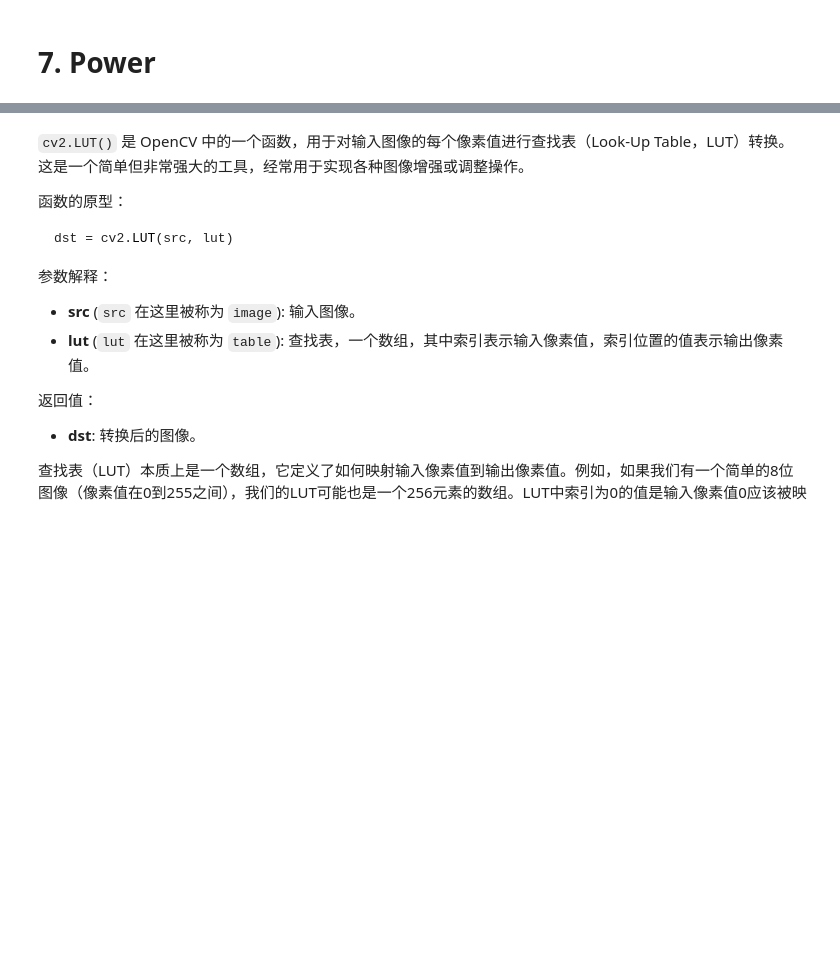
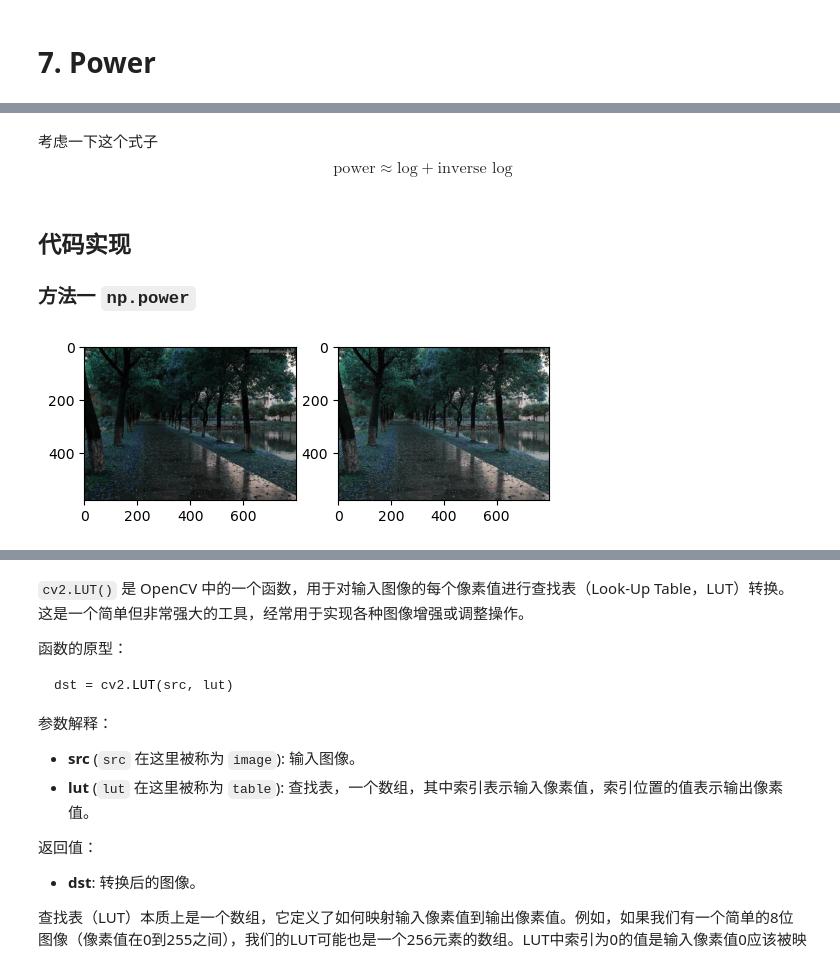
Before and after one commit to plum-Yin/AIIT_2024_CSE435, a Jupyter notebook: chapter2-PointOperations/3_log_power.ipynb, the cells around one changed output, grey strips where cells are left out. Cells and saved outputs as stored; diff of their text form; code cells hidden in the pictures; blank space fills up the shorter version.

```diff
--- a/chapter2-PointOperations/3_log_power.ipynb
+++ b/chapter2-PointOperations/3_log_power.ipynb
@@ -82,3 +100,36 @@ gamma 大于 1，图片会更亮，反之变暗
+# %% [markdown]
+
+
+考虑一下这个式子
+$$
+\text{power} \approx \text{log} + \text{inverse log}
+$$
+# %% [markdown]
+## 代码实现
+
+### 方法一 `np.power`
+# %%
+import cv2
+import numpy as np
+import matplotlib.pyplot as plt
+
+img = cv2.imread('./images2/dark1.jpg')
+
+
+def adjust_gamma(image, gamma=1.0):
+    return (np.power(image / 255, gamma) * 255).astype("uint8")
+
+
+img_gamma = adjust_gamma(img, 0.8)
+
+plt.figure(figsize=(6, 6))
+plt.subplot(1, 2, 1)
+plt.imshow(img)
+plt.subplot(1, 2, 2)
+plt.imshow(img_gamma)
+plt.show()
+# %% [output]
+[figure, added]
 # %%
 import cv2
 import numpy as np
```
Also changed, not shown: parts of 29 cells of this notebook, 4 other files.
